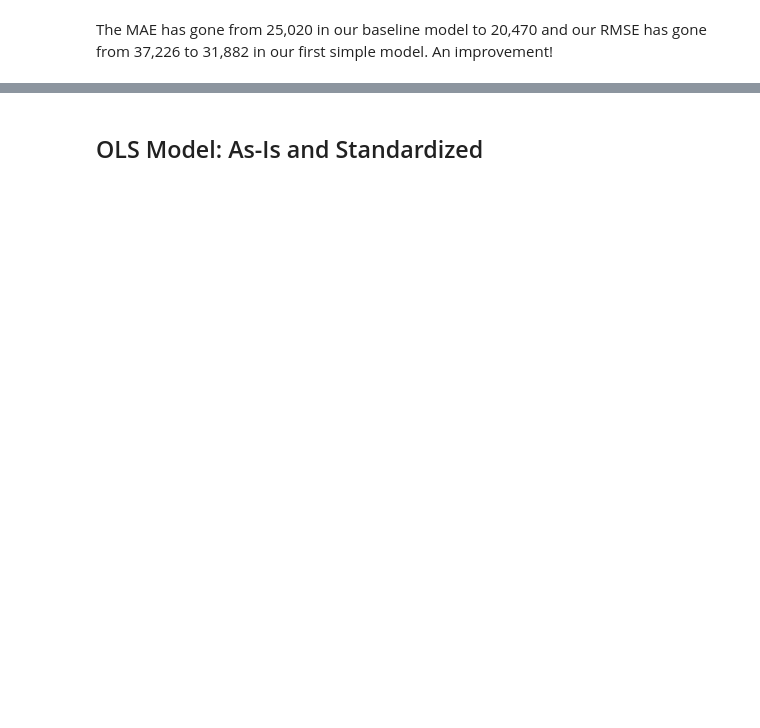
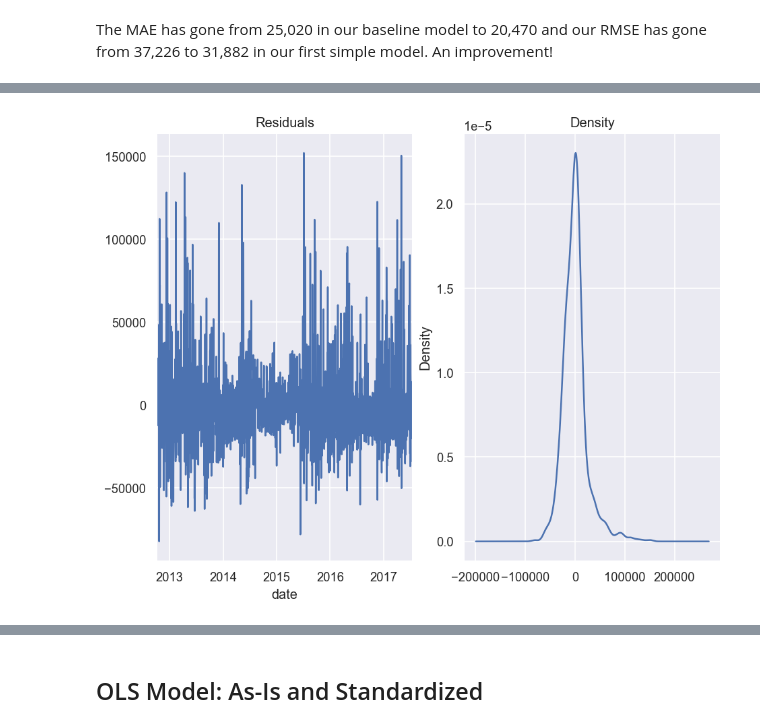
Before and after one commit to pschulk/I-94-Traffic-Volume-Predictions, a Jupyter notebook: EDA_Notebook.ipynb, the cells around one changed output, grey strips where cells are left out. Saved outputs shown, nothing was run; the diff lists cells and outputs as text; code cells hidden in the pictures; blank space fills up the shorter version.

```diff
--- a/EDA_Notebook.ipynb
+++ b/EDA_Notebook.ipynb
@@ -1050,0 +1111,3 @@ time: 484 ms (started: 2023-04-11 09:13:09 -06:00)
+# %%
+# Build Model
+arima_model = ARIMA(arima_train, order=(1, 0, 3)).fit()
@@ -1050,0 +1116,8 @@ time: 484 ms (started: 2023-04-11 09:13:09 -06:00)
+# %%
+residuals = arima_model.resid[1:]
+fig, ax = plt.subplots(1,2)
+residuals.plot(title='Residuals', ax=ax[0])
+residuals.plot(title='Density', kind='kde', ax=ax[1])
+plt.show()
+# %% [output]
+[figure, added]
```
Also changed, not shown: parts of 101 cells of this notebook, 2 other files.
